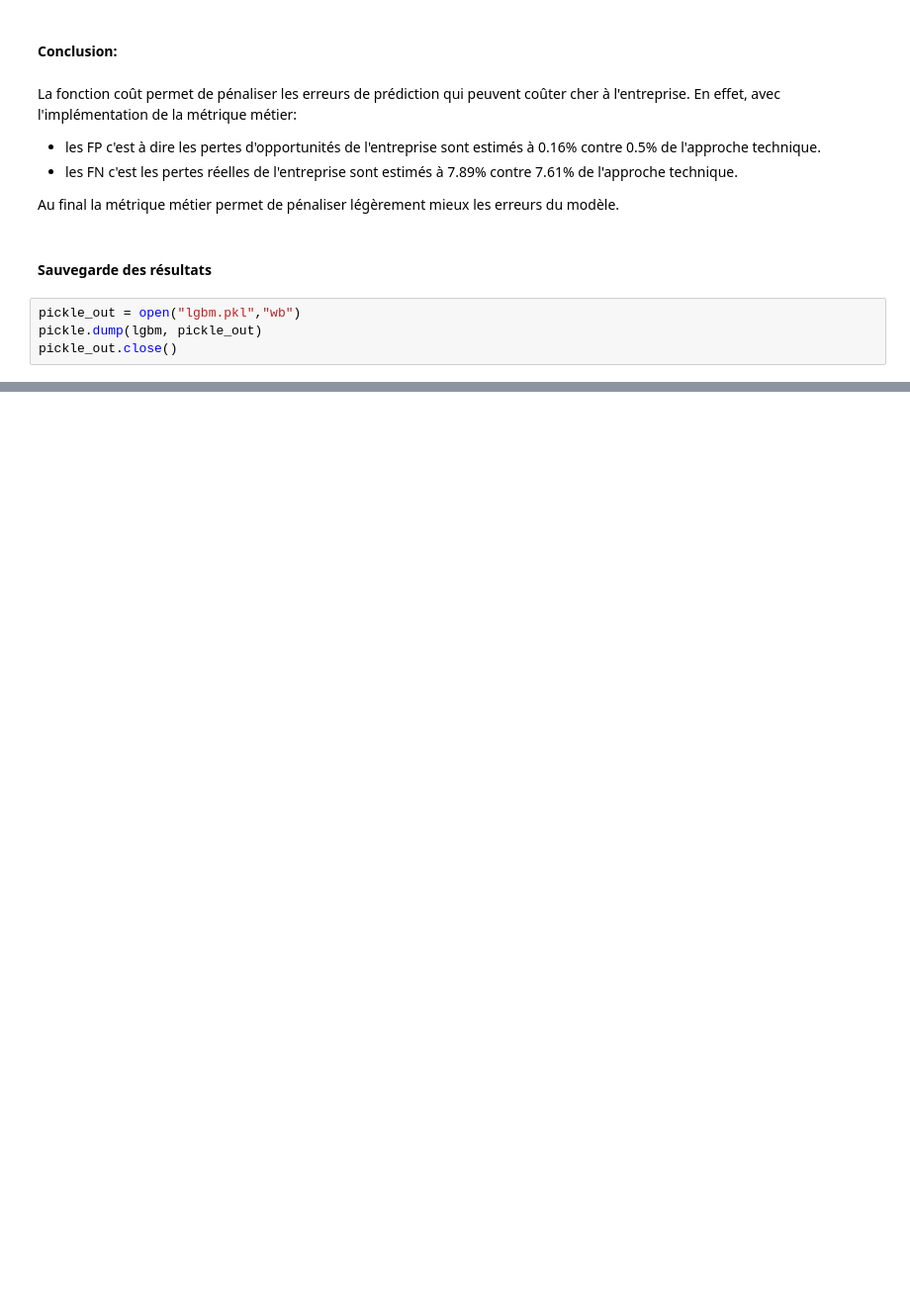
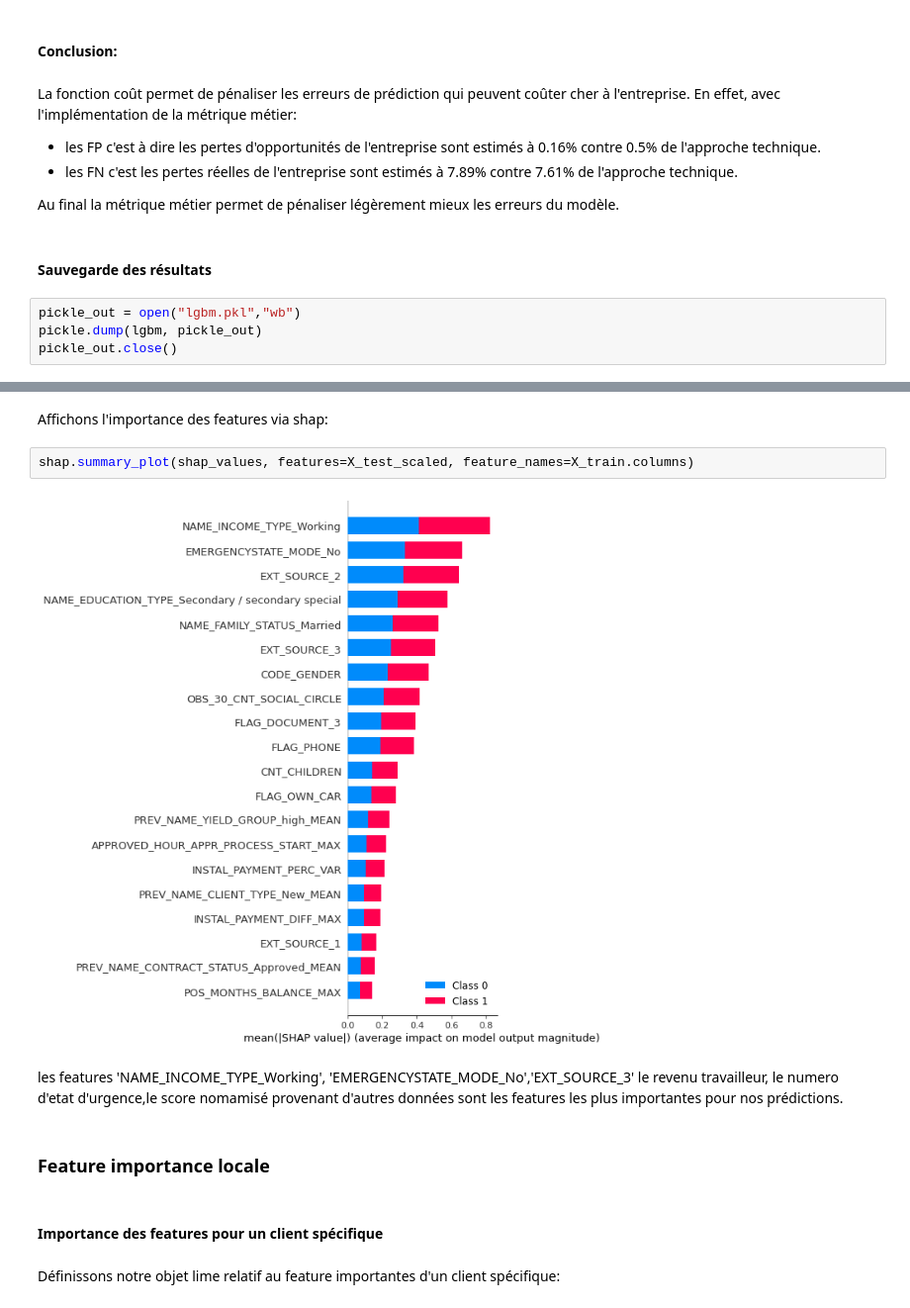
Before and after one commit to olivierkayyong/OpenClassrooms_projet_7-, a Jupyter notebook: dossier_code/P7_Processing&Modelling.ipynb, the cells around one changed output, grey strips where cells are left out. Shown at 99% size. Saved outputs shown, nothing was run; the diff lists cells and outputs as text; blank space fills up the shorter version.

```diff
--- a/dossier_code/P7_Processing&Modelling.ipynb
+++ b/dossier_code/P7_Processing&Modelling.ipynb
@@ -1372,0 +1438,14 @@ pickle_out.close()
+# %% [markdown]
+Affichons l'importance des features via shap:
+# %%
+shap.summary_plot(shap_values, features=X_test_scaled, feature_names=X_train.columns)
+# %% [output]
+[figure, added]
+# %% [markdown]
+les features 'NAME_INCOME_TYPE_Working', 'EMERGENCYSTATE_MODE_No','EXT_SOURCE_3' le revenu travailleur, le numero d'etat d'urgence,le score nomamisé provenant d'autres données sont les features les plus importantes pour nos prédictions.
+# %% [markdown]
+### Feature importance locale
+# %% [markdown]
+#### Importance des features pour un client spécifique
+# %% [markdown]
+Définissons notre objet lime relatif au feature importantes d'un client spécifique:
```
Also changed, not shown: parts of 34 cells of this notebook.
